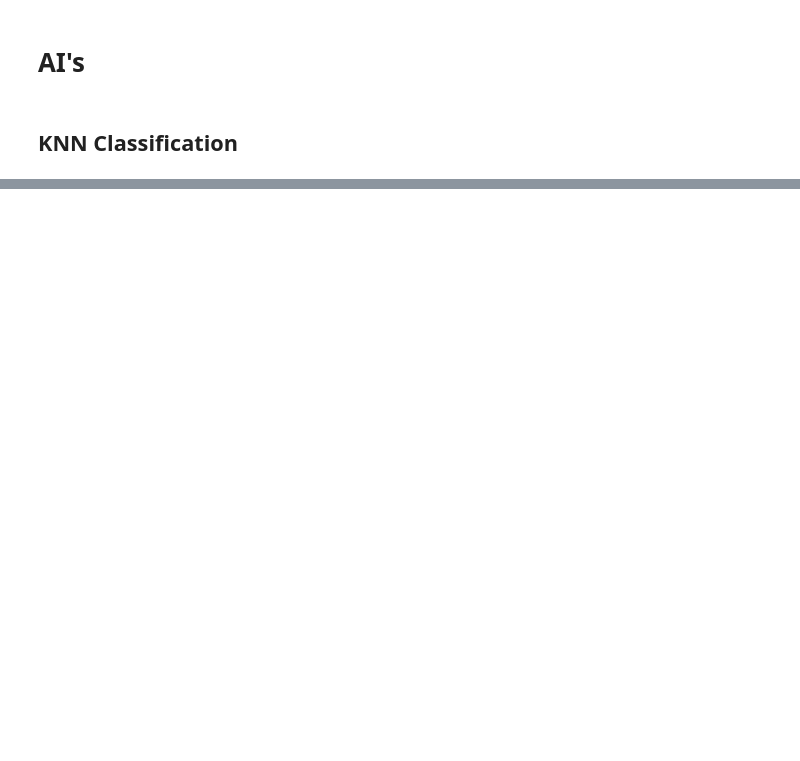
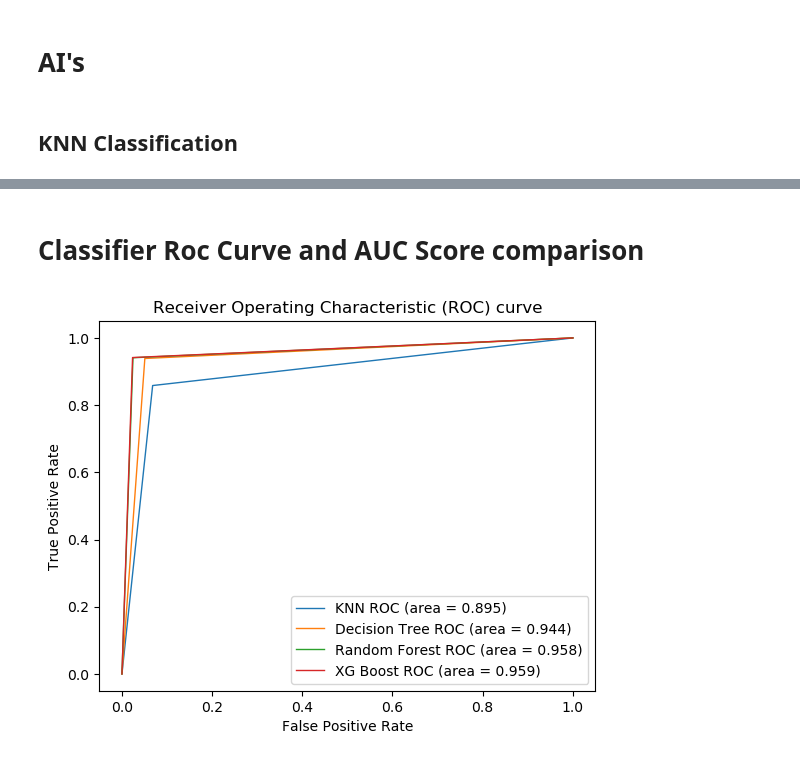
Before and after one commit to zjustus/Airline-Passenger-Satisfaction, a Jupyter notebook: main.ipynb, the cells around one changed output, grey strips where cells are left out. Drawn from its saved outputs; the diff is of its cells as text; code cells hidden in the pictures; blank space fills up the shorter version.

Commit message:
ROC and AUC score comparison

```diff
--- a/main.ipynb
+++ b/main.ipynb
@@ -163,0 +182,28 @@ Accuracy Scores
+# %% [markdown]
+# Classifier Roc Curve and AUC Score comparison
+# %%
+
+knn_fpr, knn_tpr, knn_thresholds = roc_curve(testSolution, testPredict)
+knn_roc_auc = auc(knn_fpr, knn_tpr)
+
+dt_fpr, dt_tpr, dt_thresholds = roc_curve(testSolution, decisionTreePredict)
+dt_roc_auc = auc(dt_fpr, dt_tpr)
+
+rf_fpr, rf_tpr, rf_thresholds = roc_curve(testSolution, randomForestPredict)
+rf_roc_auc = auc(rf_fpr, rf_tpr)
+
+xg_fpr, xg_tpr, xg_thresholds = roc_curve(testSolution, xgbPredict)
+xg_roc_auc = auc(xg_fpr, xg_tpr)
+
+plt.plot(knn_fpr, knn_tpr, lw=1, label='KNN ROC (area = %0.3f)' % (knn_roc_auc))
+plt.plot(dt_fpr, dt_tpr, lw=1, label='Decision Tree ROC (area = %0.3f)' % (dt_roc_auc))
+plt.plot(rf_fpr, rf_tpr, lw=1, label='Random Forest ROC (area = %0.3f)' % (rf_roc_auc))
+plt.plot(xg_fpr, xg_tpr, lw=1, label='XG Boost ROC (area = %0.3f)' % (xg_roc_auc))
+
+plt.xlabel('False Positive Rate')
+plt.ylabel('True Positive Rate')
+plt.title('Receiver Operating Characteristic (ROC) curve')
+plt.legend(loc="lower right")
+plt.show()
+# %% [output]
+[figure, added]
```
Also changed, not shown: parts of 8 cells of this notebook.
